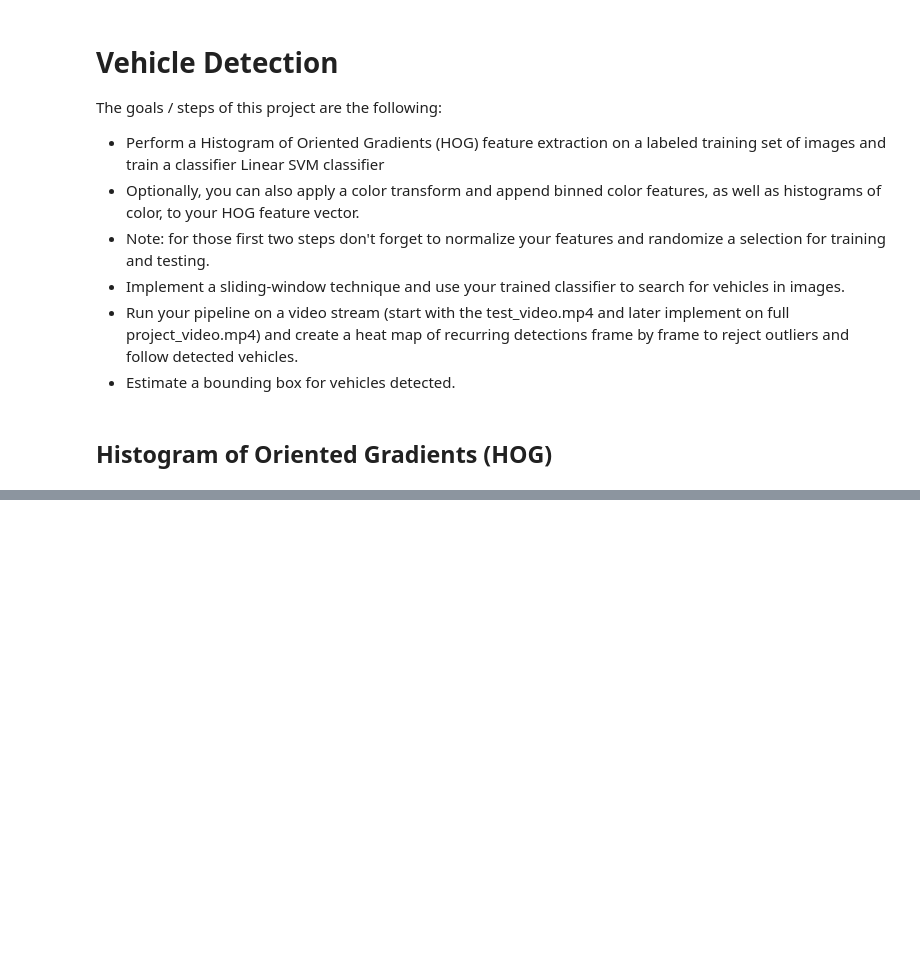
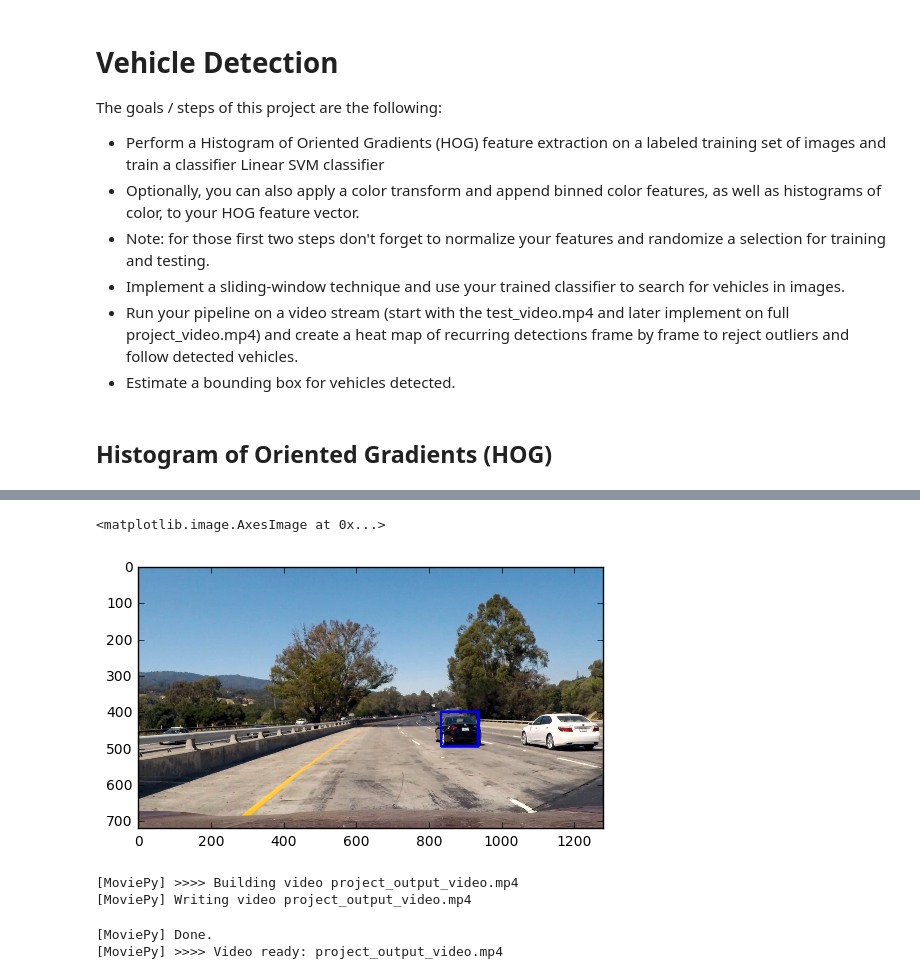
Before and after one commit to mstuefer/CarND-Vehicle-Detection, a Jupyter notebook: Main.ipynb, the cells around one changed output, grey strips where cells are left out. Drawn from its saved outputs; the diff is of its cells as text; code cells hidden in the pictures; blank space fills up the shorter version.

```diff
--- a/Main.ipynb
+++ b/Main.ipynb
@@ -262,0 +352,46 @@ plt.imshow(out_img)
+# %%
+# Video ImagePipeline
+
+def process_image(original_image):
+    final_box_list = []
+    scale = 1
+    out_img10, box_list = find_cars(original_image, ystart, ystop, scale, svc, X_scaler, orient, pix_per_cell, cell_per_block, spatial_size, hist_bins)
+    final_box_list.append(box_list)
+
+    scale = 1.5
+    out_img15, box_list = find_cars(original_image, ystart, ystop, scale, svc, X_scaler, orient, pix_per_cell, cell_per_block, spatial_size, hist_bins)
+    final_box_list.append(box_list)
+
+    scale = 2
+    out_img20, box_list = find_cars(original_image, ystart, ystop, scale, svc, X_scaler, orient, pix_per_cell, cell_per_block, spatial_size, hist_bins)
+    final_box_list.append(box_list)
+
+    final_box_list = [item for sublist in final_box_list for item in sublist]
+
+    heat = np.zeros_like(original_image[:,:,0]).astype(np.float)
+    heat = add_heat(heat,final_box_list)
+    heat = apply_threshold(heat,2)
+    heatmap = np.clip(heat, 0, 255)
+    # labels = label(heatmap)
+    draw_img = draw_labeled_bboxes(np.copy(original_image), labels)
+
+    return draw_img
+
+plt.imshow(process_image(test_img))
+# %% [output]
+<matplotlib.image.AxesImage at 0x...>
+[figure, added]
+# %%
+from moviepy.editor import VideoFileClip
+from IPython.display import HTML
+from collections import deque
+
+output = "project_output_video.mp4"
+clip = VideoFileClip("./test_video.mp4")
+new_clip = clip.fl_image(process_image)
+new_clip.write_videofile(output, audio=False)
+# %% [output]
+[MoviePy] >>>> Building video project_output_video.mp4
+[MoviePy] Writing video project_output_video.mp4
+[MoviePy] Done.
+[MoviePy] >>>> Video ready: project_output_video.mp4
```
Also changed, not shown: parts of 4 cells of this notebook.
